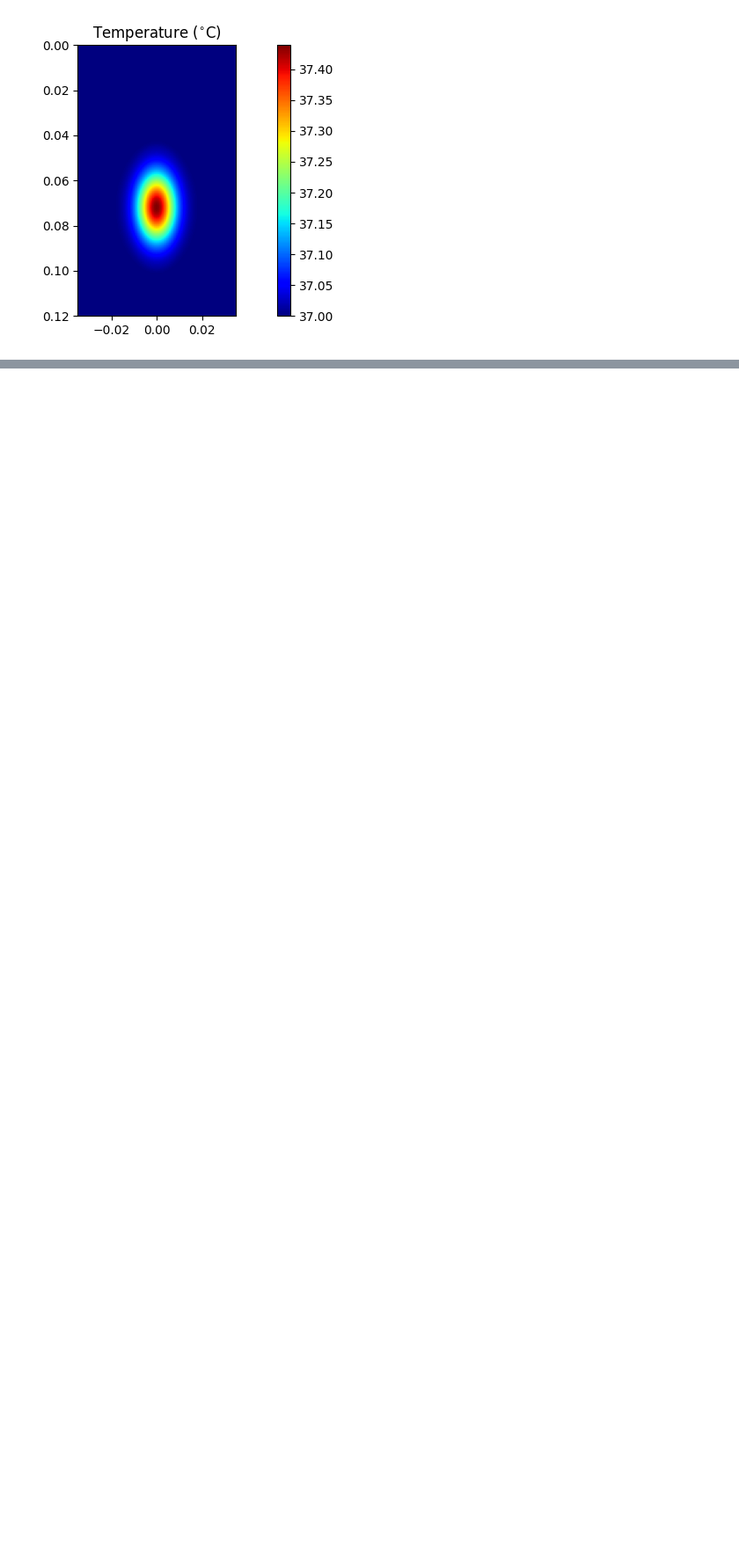
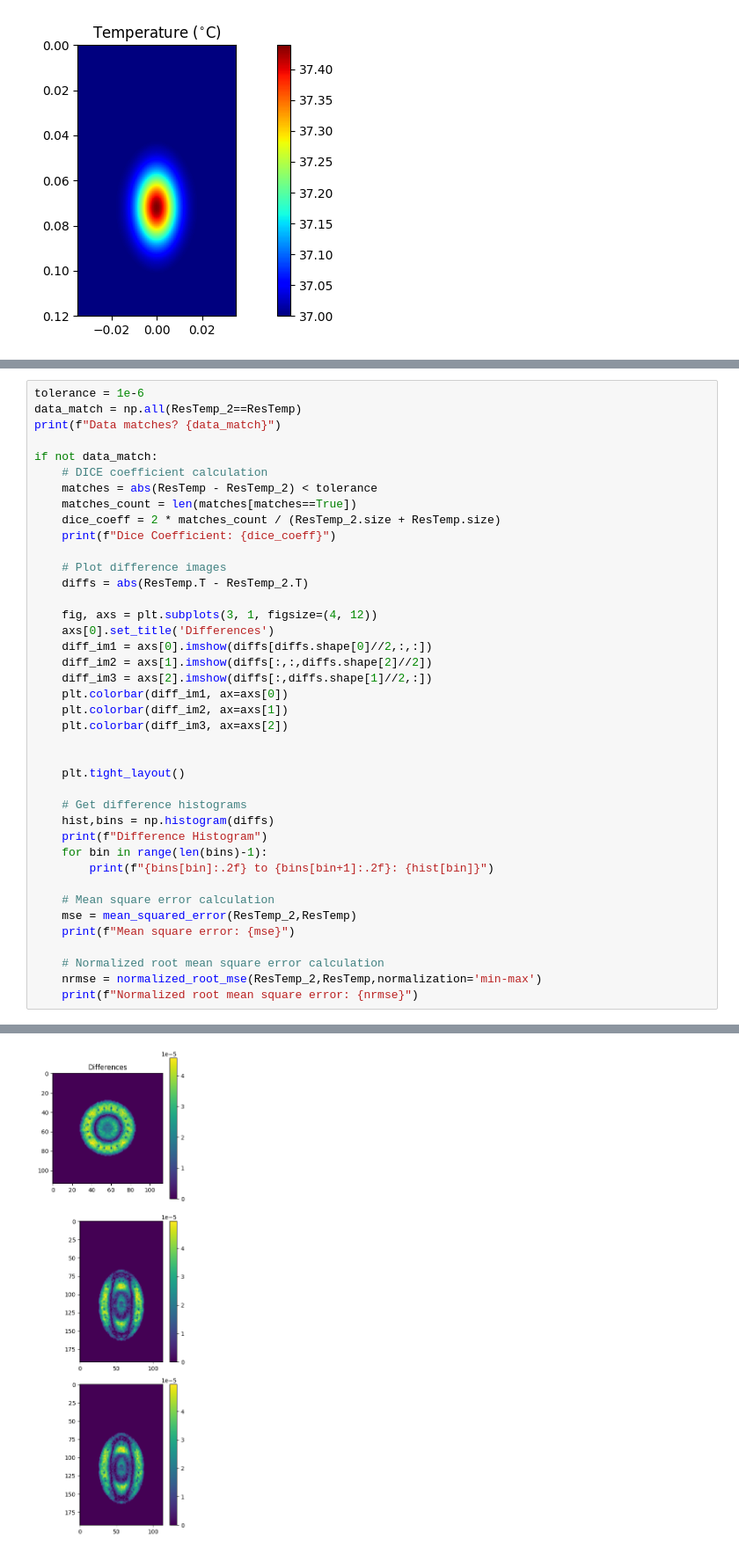
Before and after one commit to ProteusMRIgHIFU/BabelViscoFDTD, a Jupyter notebook: Tutorial Notebooks/Tools - 2 - BHTE.ipynb, the cells around one changed output, grey strips where cells are left out. Shown at 88% size. Drawn from its saved outputs; the diff is of its cells as text; blank space fills up the shorter version.

```diff
--- a/Tutorial Notebooks/Tools - 2 - BHTE.ipynb
+++ b/Tutorial Notebooks/Tools - 2 - BHTE.ipynb
@@ -412,0 +505,41 @@ plt.show()
+# %%
+tolerance = 1e-6
+data_match = np.all(ResTemp_2==ResTemp)
+print(f"Data matches? {data_match}")
+
+if not data_match:
+    # DICE coefficient calculation
+    matches = abs(ResTemp - ResTemp_2) < tolerance
+    matches_count = len(matches[matches==True])
+    dice_coeff = 2 * matches_count / (ResTemp_2.size + ResTemp.size)
+    print(f"Dice Coefficient: {dice_coeff}")
+
+    # Plot difference images
+    diffs = abs(ResTemp.T - ResTemp_2.T)
+
+    fig, axs = plt.subplots(3, 1, figsize=(4, 12))
+    axs[0].set_title('Differences')
+    diff_im1 = axs[0].imshow(diffs[diffs.shape[0]//2,:,:])
+    diff_im2 = axs[1].imshow(diffs[:,:,diffs.shape[2]//2])
+    diff_im3 = axs[2].imshow(diffs[:,diffs.shape[1]//2,:])
+    plt.colorbar(diff_im1, ax=axs[0])
+    plt.colorbar(diff_im2, ax=axs[1])
+    plt.colorbar(diff_im3, ax=axs[2])
+
+
+    plt.tight_layout()
+
+    # Get difference histograms
+    hist,bins = np.histogram(diffs)
+    print(f"Difference Histogram")
+    for bin in range(len(bins)-1):
+        print(f"{bins[bin]:.2f} to {bins[bin+1]:.2f}: {hist[bin]}")
+
+    # Mean square error calculation
+    mse = mean_squared_error(ResTemp_2,ResTemp)
+    print(f"Mean square error: {mse}")
+
+    # Normalized root mean square error calculation
+    nrmse = normalized_root_mse(ResTemp_2,ResTemp,normalization='min-max')
+    print(f"Normalized root mean square error: {nrmse}")
+# %% [output]
@@ -412,0 +561 @@ plt.show()
+[figure, added]
```
Also changed, not shown: parts of 10 cells of this notebook, 3 other files.
